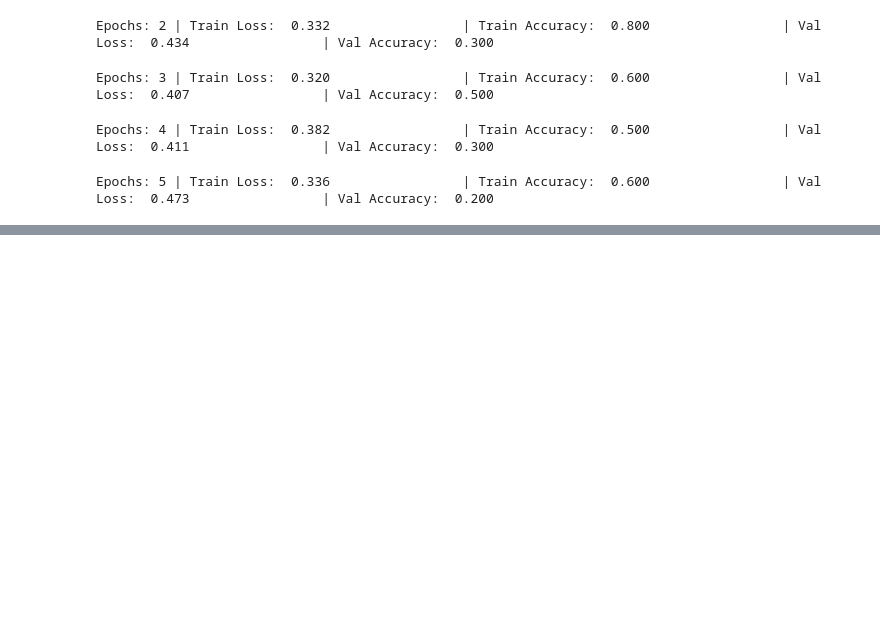
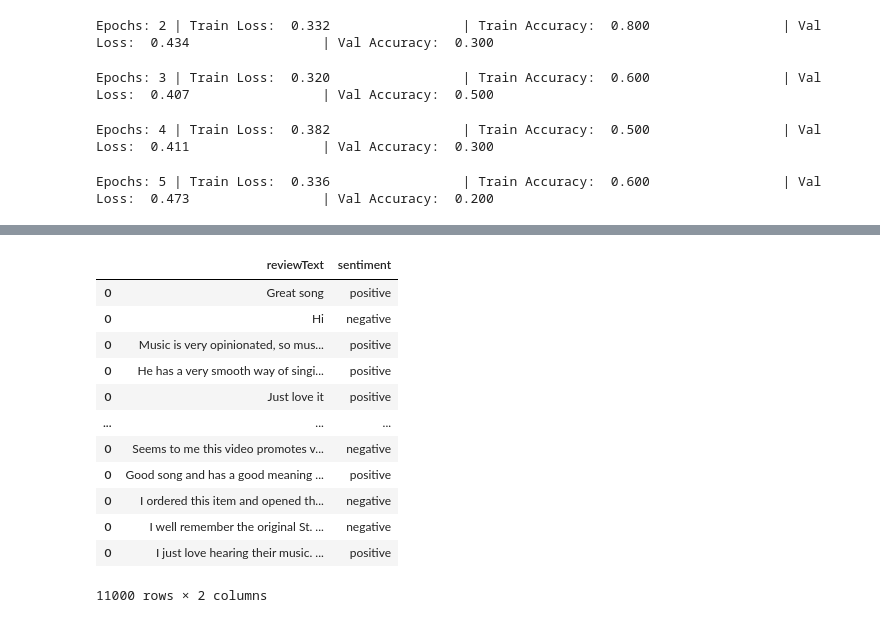
Before and after one commit to hugzito/2nd_year_project_group13, a Jupyter notebook: phase_3/Aids.ipynb, the cells around one changed output, grey strips where cells are left out. Cells and saved outputs as stored; diff of their text form; code cells hidden in the pictures; blank space fills up the shorter version.

```diff
--- a/phase_3/Aids.ipynb
+++ b/phase_3/Aids.ipynb
@@ -431,0 +438,16 @@ Epochs: 5 | Train Loss:  0.336                 | Train Accuracy:  0.600
+# %%
+df_test
+# %% [output]
+|  | reviewText | sentiment |
+| 0 | Great song | positive |
+| 0 | Hi | negative |
+| 0 | Music is very opinionated, so mus... | positive |
+| 0 | He has a very smooth way of singi... | positive |
+| 0 | Just love it | positive |
+| ... | ... | ... |
+| 0 | Seems to me this video promotes v... | negative |
+| 0 | Good song and has a good meaning ... | positive |
+| 0 | I ordered this item and opened th... | negative |
+| 0 | I well remember the original St. ... | negative |
+| 0 | I just love hearing their music. ... | positive |
+11000 rows × 2 columns
```
Also changed, not shown: parts of 1 cell of this notebook.
